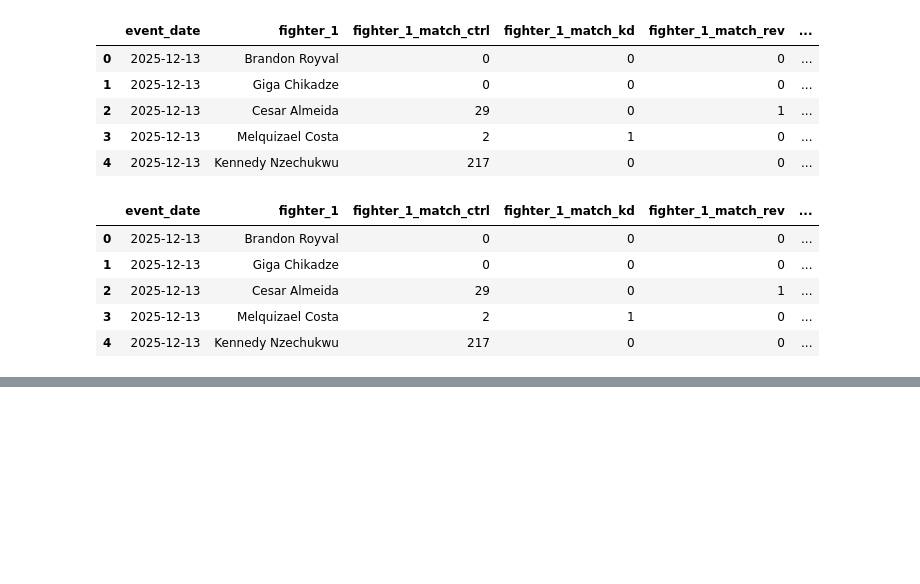
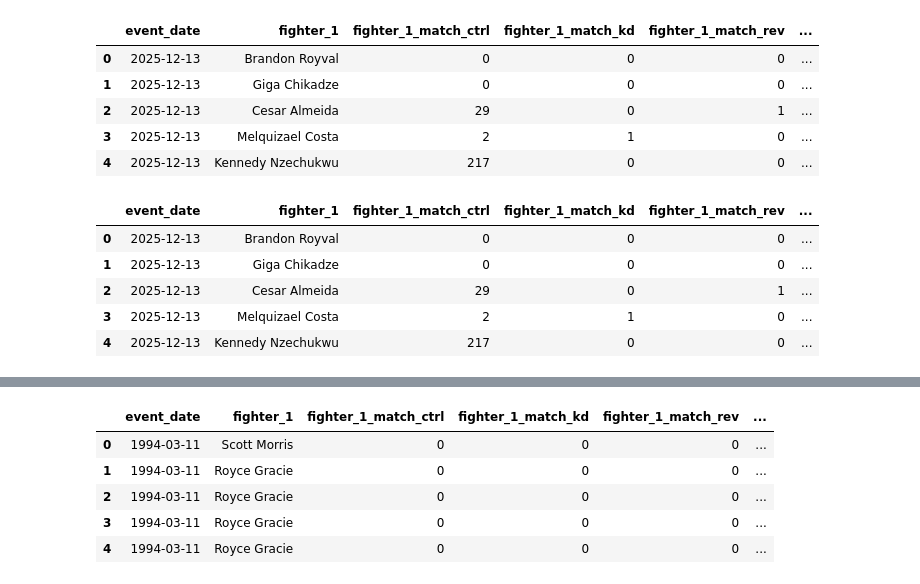
Before and after one commit to ndhaliwal59/ufcPredictor, a Jupyter notebook: ufcPredictorV2/cleanUFC.ipynb, the cells around one changed output, grey strips where cells are left out. Cells and saved outputs as stored; diff of their text form; code cells hidden in the pictures; blank space fills up the shorter version.

```diff
--- a/ufcPredictorV2/cleanUFC.ipynb
+++ b/ufcPredictorV2/cleanUFC.ipynb
@@ -469,0 +613,79 @@ df_features = engineer_ufc_features_v2(df_final)
+# %%
+import pandas as pd
+import numpy as np
+
+def get_elo_features(df, k_factor=32, initial_elo=1500):
+    """
+    Calculates ELO ratings for every fighter at the time of the fight.
+    Returns a DataFrame with 'p1_elo', 'p2_elo', and 'elo_diff'.
+    """
+    print("--- Calculating ELO Ratings ---")
+
+    # 1. Sort Chronologically (Critical)
+    df_sorted = df.sort_values(by='event_date').reset_index(drop=True)
+
+    # 2. Initialize Dictionary to store current ELO for each fighter
+    elo_dict = {}
+
+    # Lists to store the ELO *before* the fight occurred (to use as features)
+    p1_elo_list = []
+    p2_elo_list = []
+
+    # 3. Iterate through every match
+    for index, row in df_sorted.iterrows():
+        f1 = row['fighter_1']
+        f2 = row['fighter_2']
+
+        # Get current ELO (or default if debut)
+        elo_1 = elo_dict.get(f1, initial_elo)
+        elo_2 = elo_dict.get(f2, initial_elo)
+
+        # Store these "Pre-Fight" ELOs (These are your features)
+        p1_elo_list.append(elo_1)
+        p2_elo_list.append(elo_2)
+
+        # --- UPDATE ELO FOR NEXT FIGHT ---
+        # Calculate expected score
+        # Expected score = 1 / (1 + 10 ^ ((OpponentELO - MyELO) / 400))
+        expected_1 = 1 / (1 + 10 ** ((elo_2 - elo_1) / 400))
+        expected_2 = 1 / (1 + 10 ** ((elo_1 - elo_2) / 400))
+
+        # Determine actual score (1.0 for win, 0.0 for loss, 0.5 for draw)
+        # Note: We rely on 'meta_first_fighter_won'.
+        # If it's a Draw, this boolean is usually False, which counts as a Loss for F1.
+        # To handle draws correctly, we need to check the 'method' column if available.
+
+        actual_1 = 0.5 # Default to draw
+        if row['meta_first_fighter_won']:
+            actual_1 = 1.0
+        elif 'draw' in str(row.get('method', '')).lower():
+            actual_1 = 0.5
+        else:
+            actual_1 = 0.0 # Loss
+
+        actual_2 = 1.0 - actual_1
+
+        # Update ratings
+        new_elo_1 = elo_1 + k_factor * (actual_1 - expected_1)
+        new_elo_2 = elo_2 + k_factor * (actual_2 - expected_2)
+
+        # Save updated ratings to dictionary
+        elo_dict[f1] = new_elo_1
+        elo_dict[f2] = new_elo_2
+
+    # 4. Add columns to DataFrame
+    df_sorted['p1_elo'] = p1_elo_list
+    df_sorted['p2_elo'] = p2_elo_list
+
+    # Calculate Diff (Standardize: P1 - P2)
+    df_sorted['elo_diff'] = df_sorted['p1_elo'] - df_sorted['p2_elo']
+
+    return df_sorted
+
+# === USAGE ===
+# Run this AFTER your previous engineering step
+df_features_with_elo = get_elo_features(df_features)
+
+# Check the output
+df_features_with_elo.head()
+# %% [output]
@@ -469,0 +693,6 @@ df_features = engineer_ufc_features_v2(df_final)
+|  | event_date | fighter_1 | fighter_1_match_ctrl | fighter_1_match_kd | fighter_1_match_rev | ... |
+| 0 | 1994-03-11 | Scott Morris | 0 | 0 | 0 | ... |
+| 1 | 1994-03-11 | Royce Gracie | 0 | 0 | 0 | ... |
+| 2 | 1994-03-11 | Royce Gracie | 0 | 0 | 0 | ... |
+| 3 | 1994-03-11 | Royce Gracie | 0 | 0 | 0 | ... |
+| 4 | 1994-03-11 | Royce Gracie | 0 | 0 | 0 | ... |
```
Also changed, not shown: parts of 4 cells of this notebook, 2 other files.
